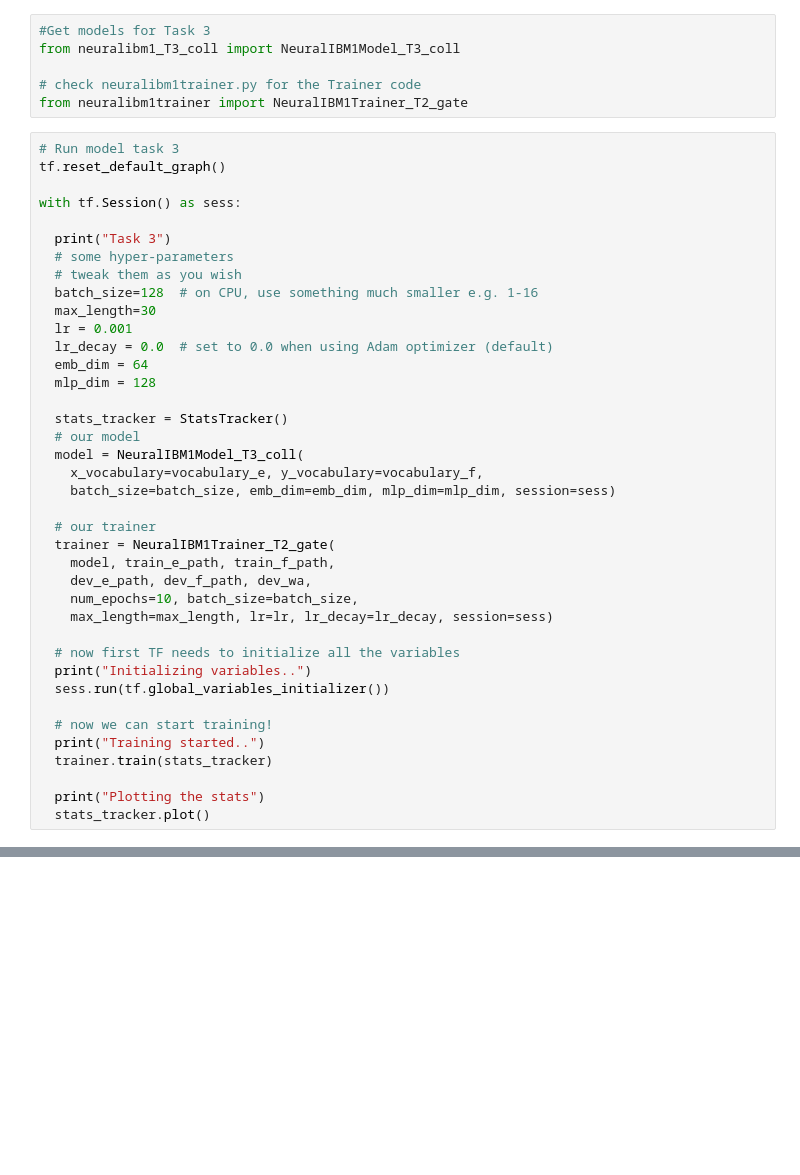
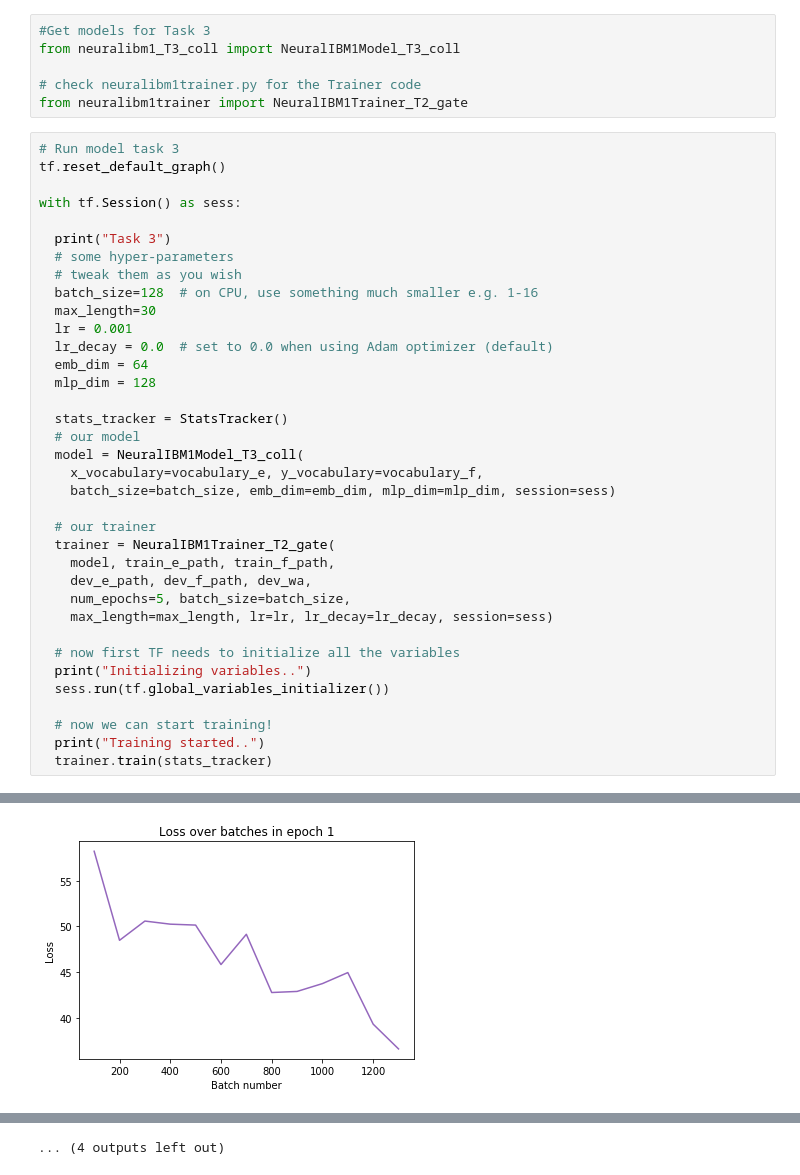
Before and after one commit to HEmile/nlp2, a Jupyter notebook: project 3/T3.ipynb, the cells around one changed output, grey strips where cells are left out. Saved outputs shown, nothing was run; the diff lists cells and outputs as text; blank space fills up the shorter version.

```diff
--- a/project 3/T3.ipynb
+++ b/project 3/T3.ipynb
@@ -59,7 +61,7 @@ with tf.Session() as sess:
   trainer = NeuralIBM1Trainer_T2_gate(
     model, train_e_path, train_f_path,
     dev_e_path, dev_f_path, dev_wa,
-    num_epochs=10, batch_size=batch_size,
+    num_epochs=5, batch_size=batch_size,
     max_length=max_length, lr=lr, lr_decay=lr_decay, session=sess)
 
   # now first TF needs to initialize all the variables
@@ -69,6 +71,4 @@ with tf.Session() as sess:
   # now we can start training!
   print("Training started..")
   trainer.train(stats_tracker)
-
-  print("Plotting the stats")
-  stats_tracker.plot()
+# %% [output]
@@ -74,0 +92 @@ with tf.Session() as sess:
+[figure, added]
@@ -74,0 +103 @@ with tf.Session() as sess:
+... (4 outputs left out)
```
Also changed, not shown: parts of 2 cells of this notebook.
